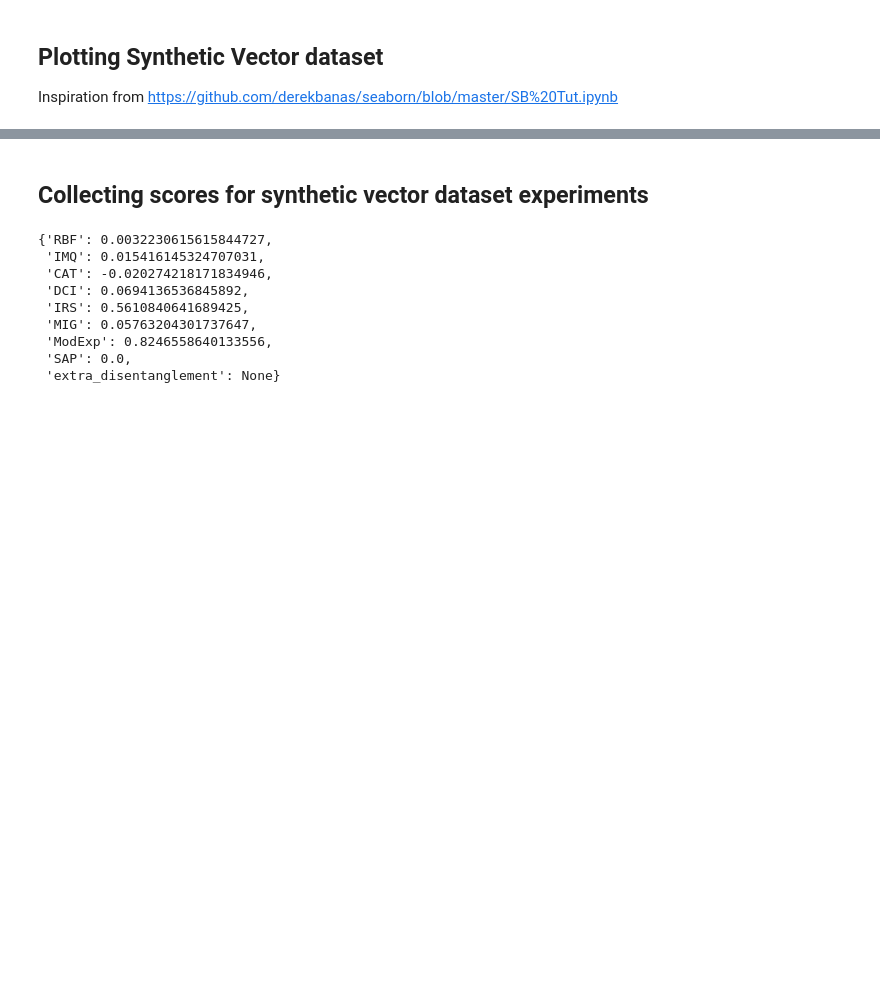
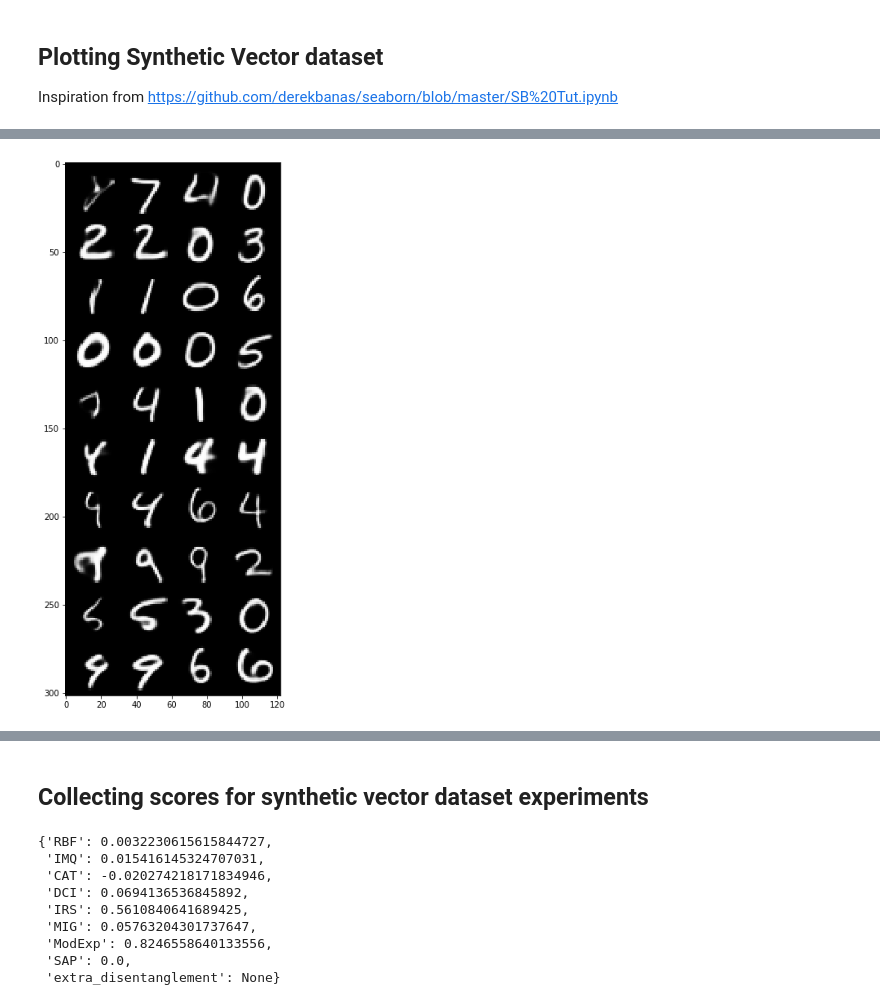
Before and after one commit to GiuliaLanzillotta/CausalAE, a Jupyter notebook: visualisations/test_features.ipynb, the cells around one changed output, grey strips where cells are left out. Saved outputs shown, nothing was run; the diff lists cells and outputs as text; code cells hidden in the pictures; blank space fills up the shorter version.

```diff
--- a/visualisations/test_features.ipynb
+++ b/visualisations/test_features.ipynb
@@ -126,0 +231,8 @@ plots["random_samples"]
+# %%
+res = handler.plot_model(do_originals=False, do_reconstructions=False,
+                   do_random_samples=False, do_traversals=False, do_hybrisation=True, first=True)
+fig = res['hybrids']
+fname = fig_path / "hybridsHighSae.pdf"
+fig.savefig(fname)
+# %% [output]
+[figure, added]
```
Also changed, not shown: parts of 20 cells of this notebook, 11 other files.
